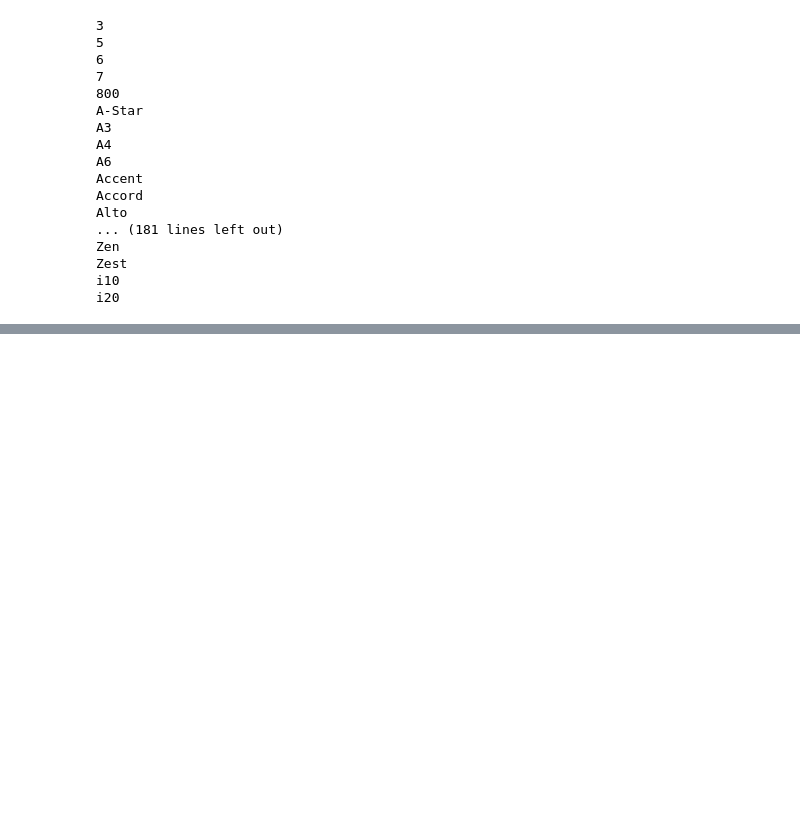
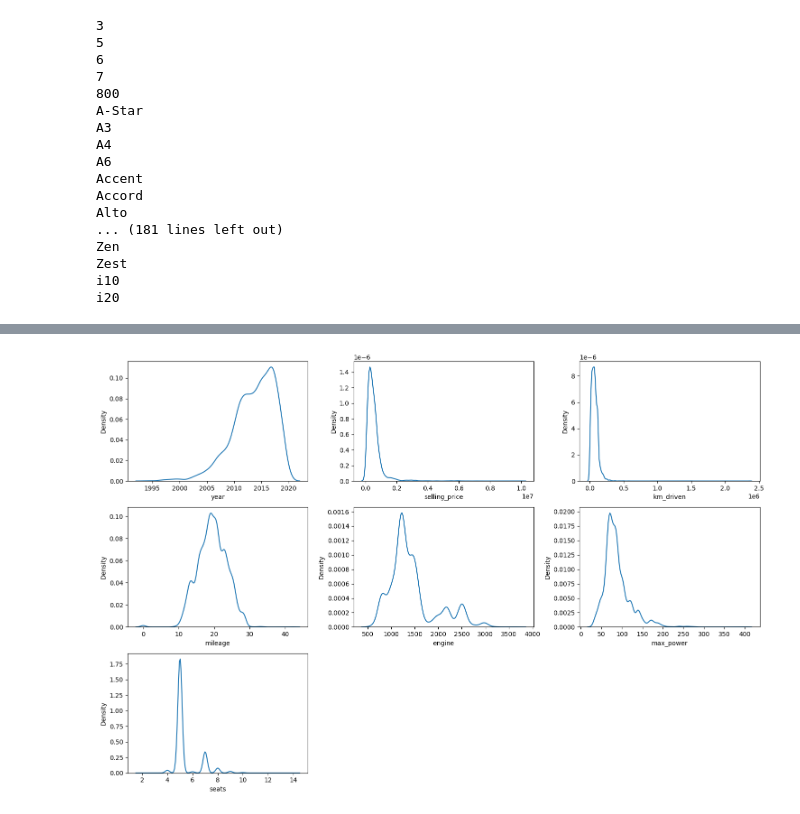
Before and after one commit to forsterboy/DS_final_project, a Jupyter notebook: aycan2.ipynb, the cells around one changed output, grey strips where cells are left out. Cells and saved outputs as stored; diff of their text form; code cells hidden in the pictures; blank space fills up the shorter version.

```diff
--- a/aycan2.ipynb
+++ b/aycan2.ipynb
@@ -504,0 +546,37 @@ i20
+# %%
+# Lets see the value distribution for numerical columns
+
+plt.figure(figsize=(15,10))
+
+plt.subplot(3,3,1)
+sns.kdeplot(df['year'].values)
+plt.xlabel('year')
+
+plt.subplot(3,3,2)
+sns.kdeplot(df['selling_price'].values)
+plt.xlabel('selling_price')
+
+plt.subplot(3,3,3)
+sns.kdeplot(df['km_driven'].values)
+plt.xlabel('km_driven')
+
+plt.subplot(3,3,4)
+sns.kdeplot(df['mileage'].values)
+plt.xlabel('mileage')
+
+plt.subplot(3,3,5)
+sns.kdeplot(df['engine'].values)
+plt.xlabel('engine')
+
+plt.subplot(3,3,6)
+sns.kdeplot(df['max_power'].values)
+plt.xlabel('max_power')
+
+plt.subplot(3,3,7)
+sns.kdeplot(df['seats'].values)
+plt.xlabel('seats')
+
+plt.tight_layout()
+plt.show()
+# %% [output]
+[figure, added]
```
Also changed, not shown: parts of 47 cells of this notebook, 4 other files.
